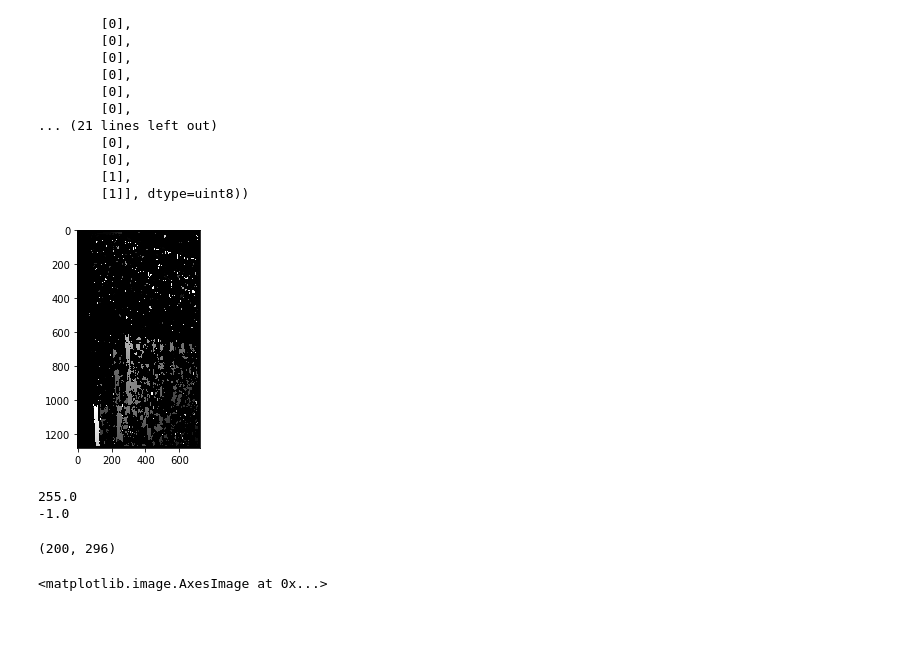
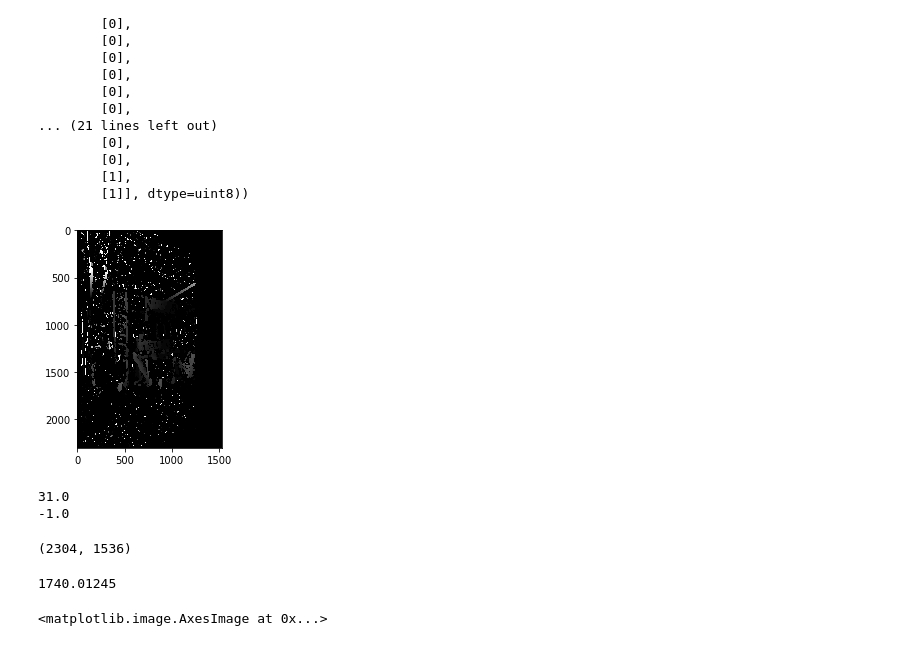
Before and after one commit to moizsajid/stereo-reconstruction, a Jupyter notebook: opencv.ipynb, the cells around one changed output. Cells and saved outputs as stored; diff of their text form; code cells hidden in the pictures.

```diff
--- a/opencv.ipynb
+++ b/opencv.ipynb
@@ -137,39 +137,43 @@ for (int i=0;i<;i++)
 # %%
 #imgL = cv2.imread('data/tsukuba_l.png',0)
 #imgR = cv2.imread('data/tsukuba_r.png',0)
 
 
-imgL_color = cv2.imread('camera-calibration/rectified1.jpg', 0)
-imgR_color = cv2.imread('camera-calibration/rectified2.jpg', 0)
+imgL_color = cv2.imread('camera-calibration/rectified1.jpg')
+imgR_color = cv2.imread('camera-calibration/rectified2.jpg')
 
-#imgL = cv2.resize(imgL, None, fx=0.1, fy=0.1)
-#imgR = cv2.resize(imgR, None, fx=0.1, fy=0.1)
+imgL = cv2.cvtColor(imgL_color, cv2.COLOR_BGR2GRAY)
+imgR = cv2.cvtColor(imgR_color, cv2.COLOR_BGR2GRAY)
 
 
 #stereo = cv2.StereoBM_create(numDisparities=32, blockSize=15)
-stereo = cv2.StereoBM_create(numDisparities=64, blockSize=21)
+stereo = cv2.StereoBM_create(numDisparities=32, blockSize=21)
 disparity = stereo.compute(imgL,imgR)
 
-#disparity = np.float32(disparity)
-#disparity = disparity * 1.0 / 16.0
+disparity = np.float32(disparity)
+disparity = disparity * 1.0 / 16.0
 
-norm_coeff = 255 / disparity.max()
-cv2.imshow("disparity", disparity * norm_coeff / 255)
+#norm_coeff = 255 / disparity.max()
+#cv2.imshow("disparity", disparity * norm_coeff / 255)
 
 plt.imshow(disparity,'gray')
 plt.show()
 # %% [output]
-[figure, old version]
+[figure, new version]
 # %%
 disparity[disparity <= 0] = 0
 # %%
 print(disparity.max())  # 4080
 print(disparity.min())  # -16
 # %% [output]
-255.0
+31.0
 -1.0
 # %%
 imgL.shape
 # %% [output]
-(200, 296)
+(2304, 1536)
+# %%
+1.74001245e+03
+# %% [output]
+1740.01245
 # %%
```
Also changed, not shown: parts of 7 cells of this notebook, 13 other files.
